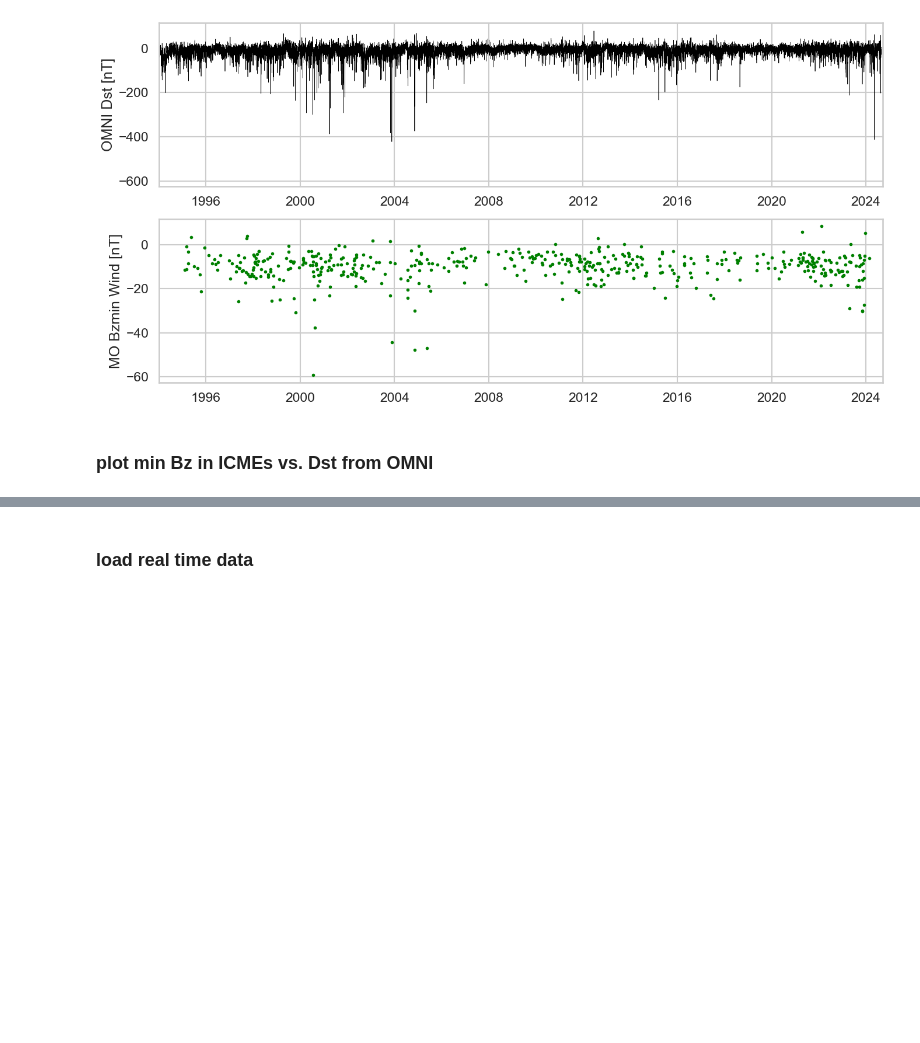
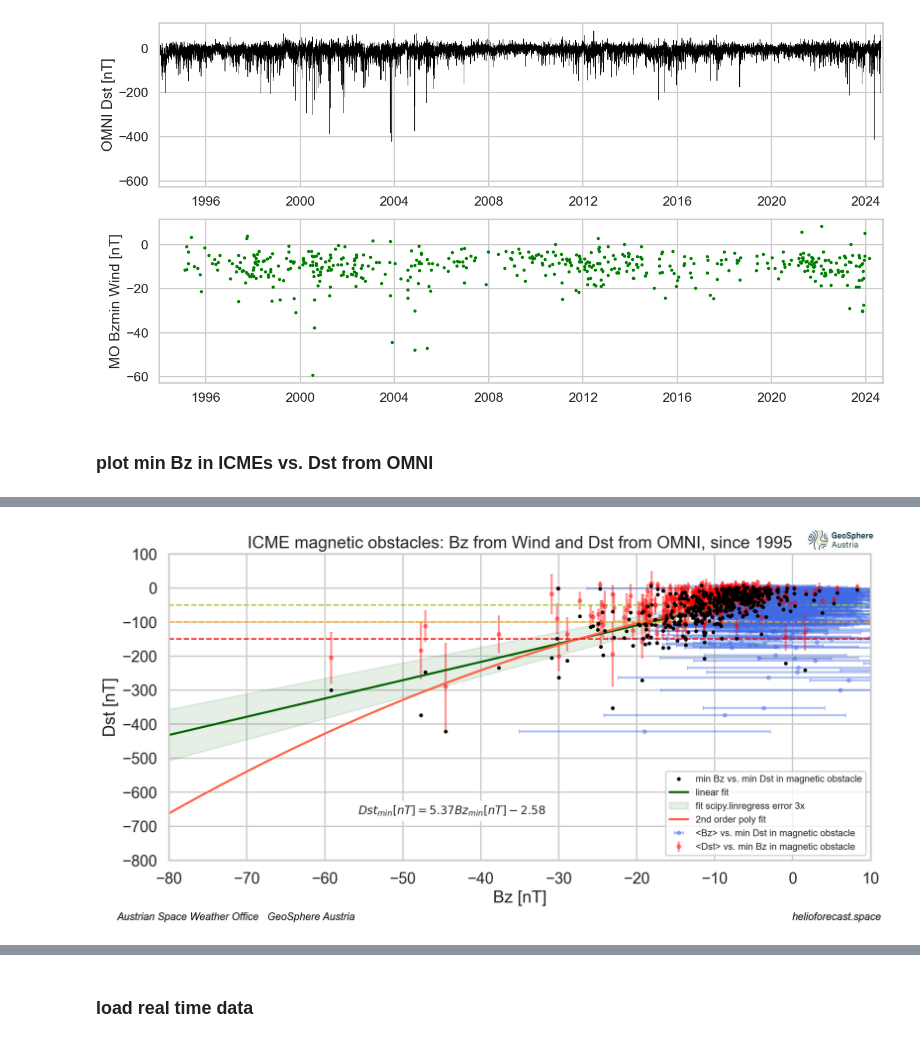
Before and after one commit to helioforecast/mfpred, a Jupyter notebook: mfrpred_deploy.ipynb, the cells around one changed output, grey strips where cells are left out. Cells and saved outputs as stored; diff of their text form; code cells hidden in the pictures; blank space fills up the shorter version.

Commit message:
vs bz plot

```diff
--- a/mfrpred_deploy.ipynb
+++ b/mfrpred_deploy.ipynb
@@ -503,0 +431,98 @@ saved  plots/bz_min_dst_min.png
+# %%
+fig=plt.figure(figsize=(12,6),dpi=200)
+ax1 = plt.subplot(111)
+
+ax1.errorbar(bz_mean, dst_min, xerr=bz_std, color='royalblue',fmt='o', ecolor='royalblue', markersize=4,capsize=2,alpha=0.4, label='<Bz> vs. min Dst in magnetic obstacle')
+ax1.errorbar(bz_min, dst_mean, yerr=dst_std, color='red',fmt='o', ecolor='red', markersize=4,capsize=1,alpha=0.4, label='<Dst> vs. min Bz in magnetic obstacle')
+ax1.plot(bz_min,dst_min,'ok',markersize=3, label='min Bz vs. min Dst in magnetic obstacle',zorder=3)
+
+#sns.kdeplot(x=bz_min, y=dst_min, cmap="Reds", fill=True)
+
+#ax1.plot(bzmin,dst_mean,'or',markersize=3,alpha=0.5)
+#ax1.plot(bzmin,dst_mean,'or',markersize=2,alpha=0.5)
+
+ax1.set_xlim(-80,10)
+ax1.set_ylim(-800,100)
+
+plt.title('ICME magnetic obstacles: Bz from Wind and Dst from OMNI, since 1995')
+
+ax1.set_xlabel('Bz [nT]')
+ax1.set_ylabel('Dst [nT]')
+
+
+
+############# Perform the polynomial fit
+from scipy.optimize import curve_fit
+
+
+
+x_fit=np.linspace(-100,0,101)
+
+# Define the polynomial function
+def poly_func(x, a, b, c):
+    return a * x**2 + b * x + c
+
+res2, _ = curve_fit(poly_func, bz_min, dst_min)
+
+y_fit_poly2 = poly_func(x_fit, *res2)
+
+print(f"Fitted parameters: {res2}")
+
+
+########################## Perform linear regression
+res = linregress(bz_min, dst_min)
+
+#slope, intercept, rvalue, pvalue, stderr,intercept_stderr
+print(res.rvalue,res.pvalue)
+print(res.stderr,res.intercept_stderr)
+print(res.slope, res.intercept)
+
+y_fit = res.slope * x_fit + res.intercept
+
+y_fit1 = (res.slope + res.stderr*3) * x_fit + res.intercept-res.intercept_stderr*3
+y_fit2 = (res.slope-res.stderr*3) * x_fit + res.intercept+res.intercept_stderr*3
+
+
+ax1.plot(x_fit,y_fit,color='darkgreen',label='linear fit')
+ax1.plot(x_fit,y_fit1,color='darkgreen',linestyle='--',alpha=0.0)
+ax1.plot(x_fit,y_fit2,color='darkgreen',linestyle='--',alpha=0.0)
+plt.fill_between(x_fit, y_fit1, y_fit2, color='darkgreen', alpha=0.1, label='fit scipy.linregress error 3x')
+
+
+
+ax1.plot(x_fit,y_fit_poly2,color='tomato',label='2nd order poly fit')
+
+
+
+formulastring='$Dst_{min} [nT]='+str(np.round(res.slope,2))+'  Bz_{min} [nT]'+str(np.round(res.intercept,2))+'}$'
+ax1.annotate(formulastring,xy=(0.403,0.15),xycoords='axes fraction',fontsize=12,ha='center',bbox=dict(boxstyle='round', facecolor='white'))
+ax1.legend(fontsize=10,loc=4)
+
+
+ax1.axhline(y=-50, color='yellowgreen', linestyle='--',label='moderate',lw=1.5)
+ax1.axhline(y=-100, color='orange', linestyle='--',label='intense',lw=1.5)
+ax1.axhline(y=-150, color='red', linestyle='--',label='',lw=1.5)
+#ax1.axhline(y=-200, color='d', linestyle='--',label='')
+
+
+logo = plt.imread('logo/GSA_Basislogo_Positiv_RGB_XXS.png')
+newax = fig.add_axes([0.89,0.89,0.08,0.08], anchor='NE', zorder=1)
+newax.imshow(logo)
+newax.axis('off')
+
+
+plt.tight_layout()
+
+print('Slope for linear fit to go from Bz to Dst min in a magnetic obstacle is', np.round(res.slope,2))
+print('note Bz in HEEQ in ICMECAT?')
+
+fsize=15
+plt.figtext(0.04,0.01,'Austrian Space Weather Office   GeoSphere Austria', color='black', ha='left',fontsize=fsize-4, style='italic')
+plt.figtext(0.98,0.01,'helioforecast.space', color='black', ha='right',fontsize=fsize-4, style='italic')
+
+
+savefile='plots/bz_min_dst_min.png'
+plt.savefig(savefile)
+print('saved ',savefile)
+print()
+# %% [output]
@@ -504 +536,2 @@ saved  plots/bz_min_dst_min.png
+[figure, added]
 # %%
```
Also changed, not shown: parts of 13 cells of this notebook, 3 other files.
